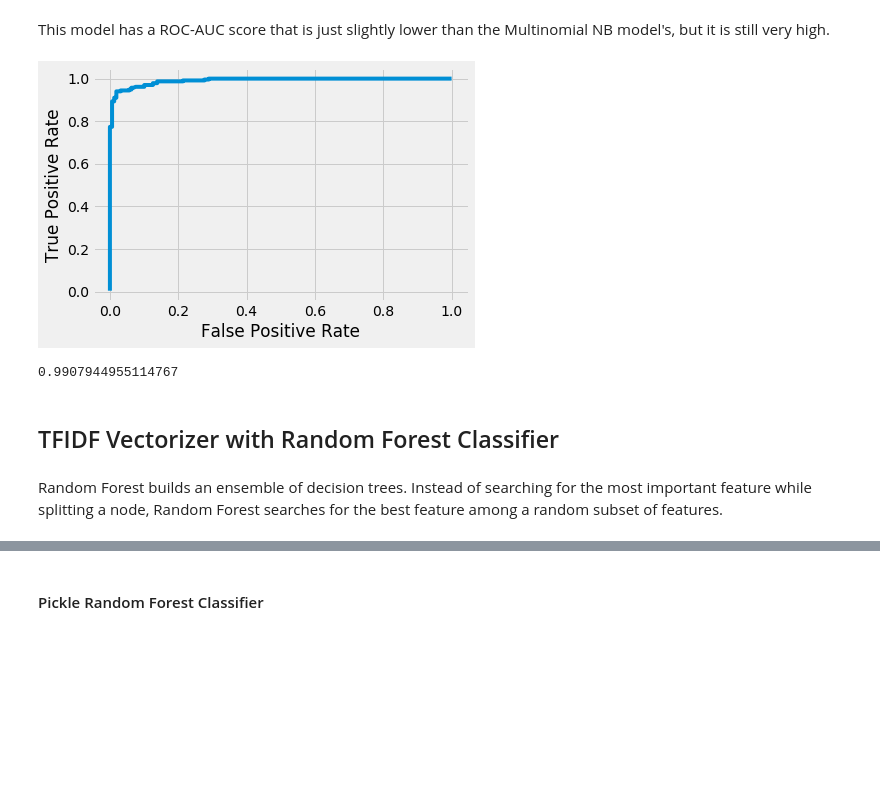
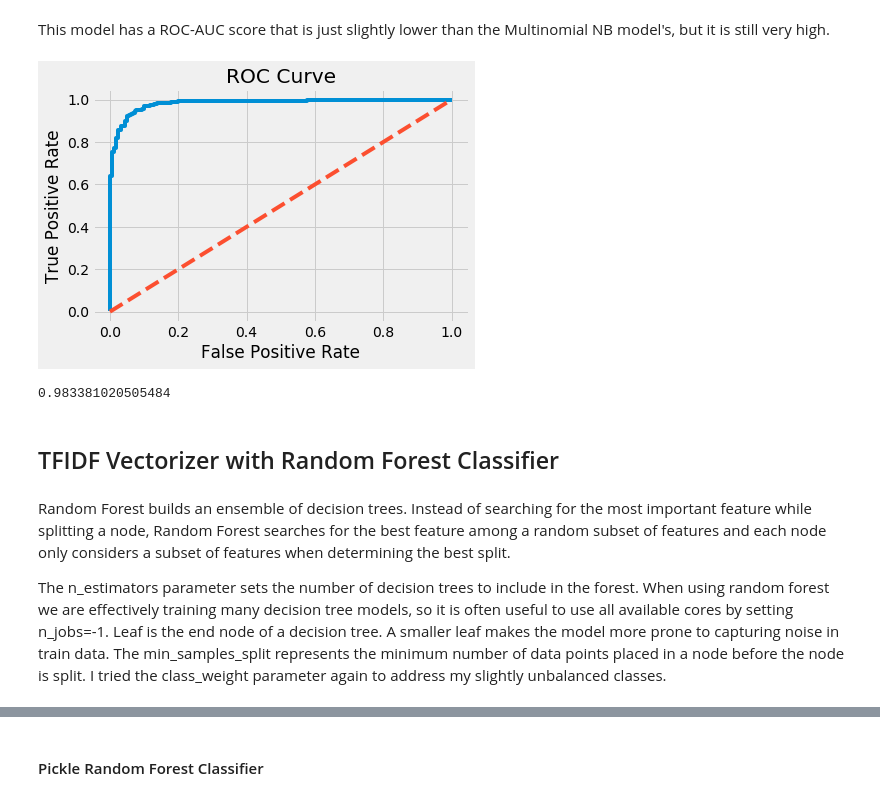
Before and after one commit to jamesdrabinsky/technical_subreddits_classifier, a Jupyter notebook: James Drabinsky_3/Notebooks/3_Modeling_Analysis.ipynb, the cells around one changed output, grey strips where cells are left out. Drawn from its saved outputs; the diff is of its cells as text; code cells hidden in the pictures; blank space fills up the shorter version.

```diff
--- a/James Drabinsky_3/Notebooks/3_Modeling_Analysis.ipynb
+++ b/James Drabinsky_3/Notebooks/3_Modeling_Analysis.ipynb
@@ -60,10 +59,10 @@ pipe = Pipeline([
     ('model', MultinomialNB())])
 # %%
 params = {
-    'tfidf__max_features': [1000],
-    'tfidf__max_df': [0.6],
-    'tfidf__min_df': [3],
-    'tfidf__ngram_range': [(1,2)]
+    'tfidf__max_features': [1000, 2000, 3000],
+    'tfidf__max_df': [0.5, 0.6, 0.7],
+    'tfidf__min_df': [2, 3, 4],
+    'tfidf__ngram_range': [(1,1), (1,2)]
 }
 # %%
 gs_multi = GridSearchCV(pipe, param_grid=params, cv=3)
@@ -273,10 +296,10 @@ pipe = Pipeline([
 # %%
 params = {
-    'tfidf__max_features': [2000],
-    'tfidf__max_df': [0.6],
-    'tfidf__min_df': [3],
+    'tfidf__max_features': [1000, 5000, 10000],
+    'tfidf__max_df': [0.5,0.6,0.7],
+    'tfidf__min_df': [2,3,4],
     'tfidf__ngram_range': [(1,2)],
-    'logreg__penalty': ['l2'],
+    'logreg__penalty': ['l1', 'l2'],
     'logreg__C':  [1e3, 1e4, 1e5],
     'logreg__class_weight': [None, 'balanced']
 }
@@ -522,20 +552,23 @@ fpr, tpr, threshold = roc_curve(y_test, gs_logreg.predict_proba(X_test)[:, 1])
 # %%
 plt.figure()
 plt.plot(fpr, tpr)
+plt.plot([0, 1], ls="--")
 
-
+plt.title('ROC Curve')
 plt.xlabel('False Positive Rate')
 plt.ylabel('True Positive Rate');
 # %% [output]
-[figure, old version]
+[figure, new version]
 # %%
 roc_auc_score(y_test, gs_logreg.predict_proba(X_test)[:, 1])
 # %% [output]
-0.9907944955114767
+0.983381020505484
 # %% [markdown]
 ## TFIDF Vectorizer with Random Forest Classifier
-# %% [markdown]
-Random Forest builds an ensemble of decision trees.  Instead of searching for the most important feature while splitting a node, Random Forest searches for the best feature among a random subset of features.
+# %% [markdown]
+Random Forest builds an ensemble of decision trees.  Instead of searching for the most important feature while splitting a node, Random Forest searches for the best feature among a random subset of features and each node only considers a subset of features when determining the best split.
+
+The n_estimators parameter sets the number of decision trees to include in the forest. When using random forest we are effectively training many decision tree models, so it is often useful to use all available cores by setting n_jobs=-1.  Leaf is the end node of a decision tree. A smaller leaf makes the model more prone to capturing noise in train data. The min_samples_split represents the minimum number of data points placed in a node before the node is split.  I tried the class_weight parameter again to address my slightly unbalanced classes.
 # %%
 pipe = Pipeline([
     ('tfidf', TfidfVectorizer(stop_words=stop_word_list)),
```
Also changed, not shown: parts of 100 cells of this notebook, 11 other files.
